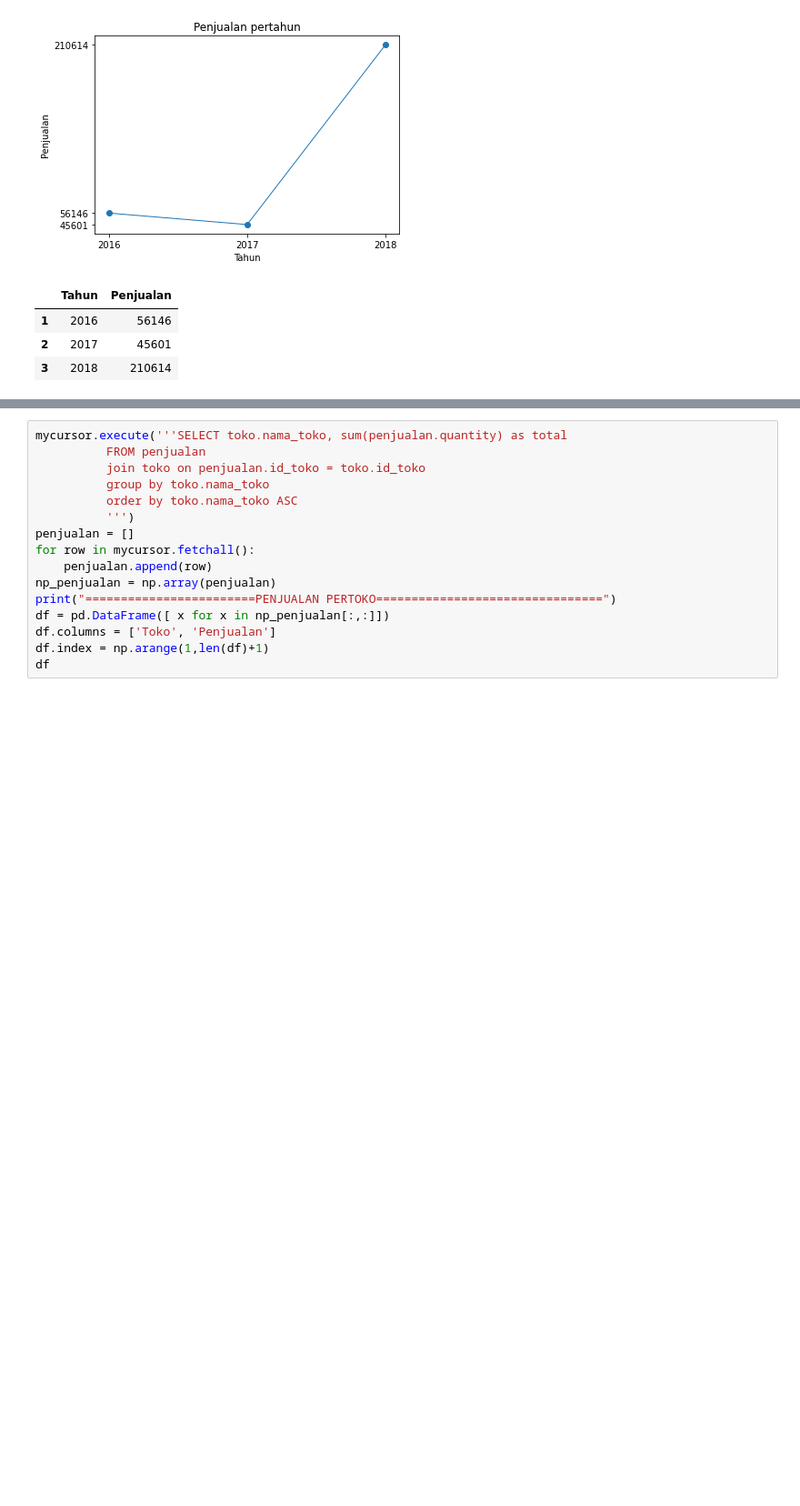
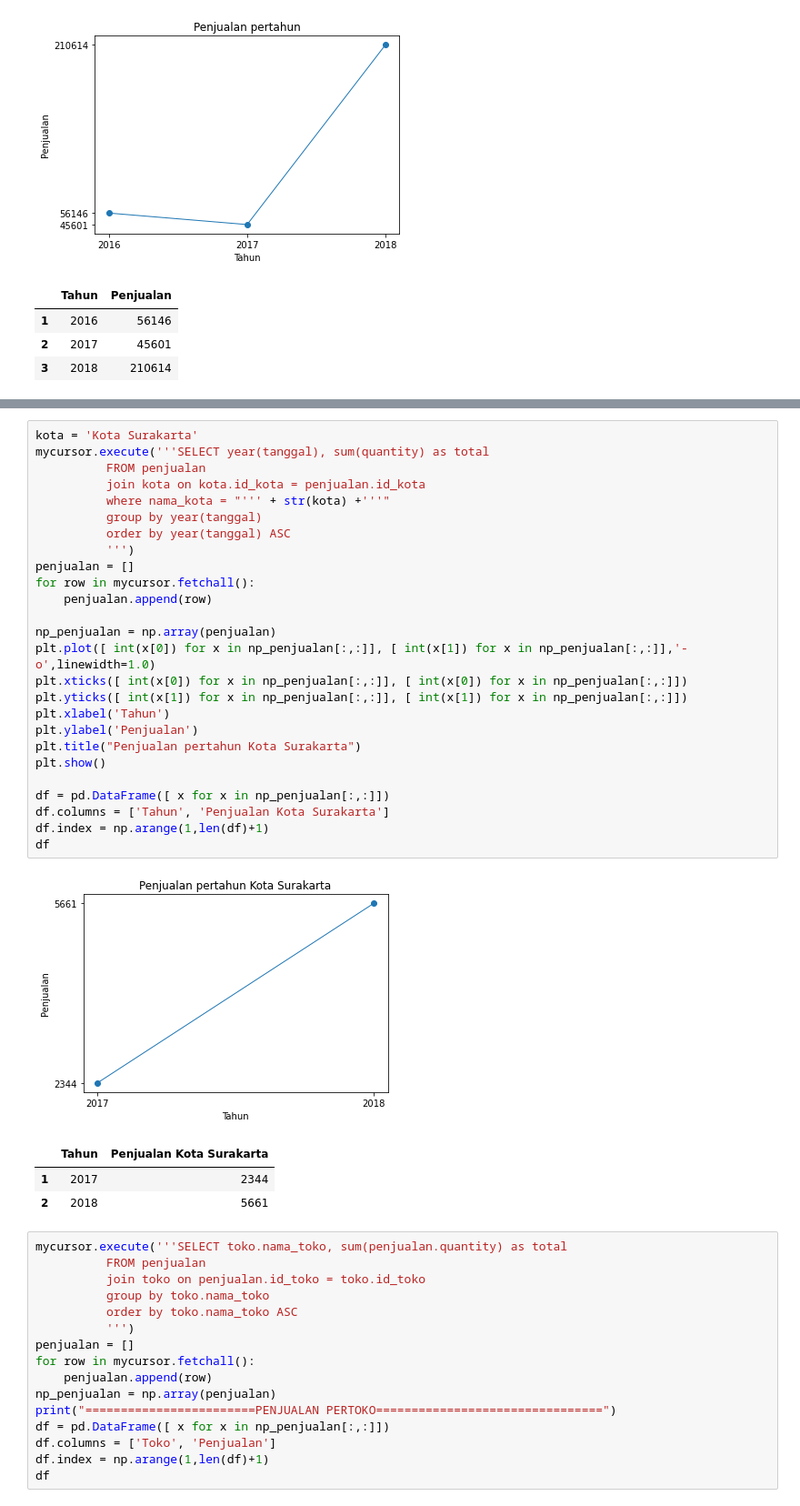
Before and after one commit to fadlanbhahreisy/data_science, a Jupyter notebook: TA-Datawarehouse/main.ipynb, the cells around one changed output, grey strips where cells are left out. Shown at 91% size. Drawn from its saved outputs; the diff is of its cells as text; blank space fills up the shorter version.

Commit message:
visualization pt.3

```diff
--- a/TA-Datawarehouse/main.ipynb
+++ b/TA-Datawarehouse/main.ipynb
@@ -239,3 +251,34 @@ df
+# %%
+kota = 'Kota Surakarta'
+mycursor.execute('''SELECT year(tanggal), sum(quantity) as total
+          FROM penjualan
+          join kota on kota.id_kota = penjualan.id_kota
+          where nama_kota = "''' + str(kota) +'''"
+          group by year(tanggal)
+          order by year(tanggal) ASC
+          ''')
+penjualan = []
+for row in mycursor.fetchall():
+    penjualan.append(row)
+
+np_penjualan = np.array(penjualan)
+plt.plot([ int(x[0]) for x in np_penjualan[:,:]], [ int(x[1]) for x in np_penjualan[:,:]],'-o',linewidth=1.0)
+plt.xticks([ int(x[0]) for x in np_penjualan[:,:]], [ int(x[0]) for x in np_penjualan[:,:]])
+plt.yticks([ int(x[1]) for x in np_penjualan[:,:]], [ int(x[1]) for x in np_penjualan[:,:]])
+plt.xlabel('Tahun')
+plt.ylabel('Penjualan')
+plt.title("Penjualan pertahun Kota Surakarta")
+plt.show()
+
+df = pd.DataFrame([ x for x in np_penjualan[:,:]])
+df.columns = ['Tahun', 'Penjualan Kota Surakarta']
+df.index = np.arange(1,len(df)+1)
+df
+# %% [output]
+[figure, added]
+|  | Tahun | Penjualan Kota Surakarta |
+| 1 | 2017 | 2344 |
+| 2 | 2018 | 5661 |
 # %%
 mycursor.execute('''SELECT toko.nama_toko, sum(penjualan.quantity) as total
           FROM penjualan
```
Also changed, not shown: parts of 8 cells of this notebook.
